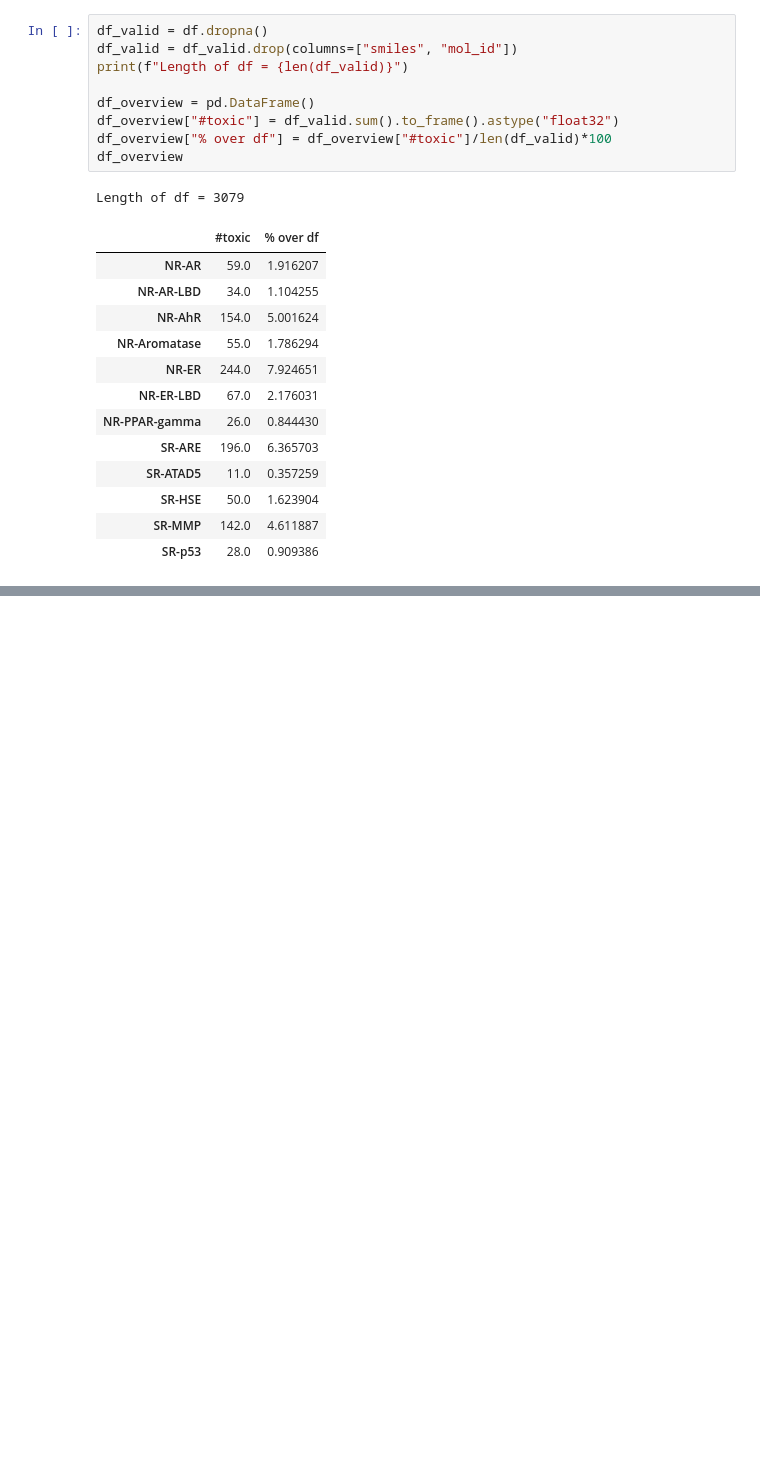
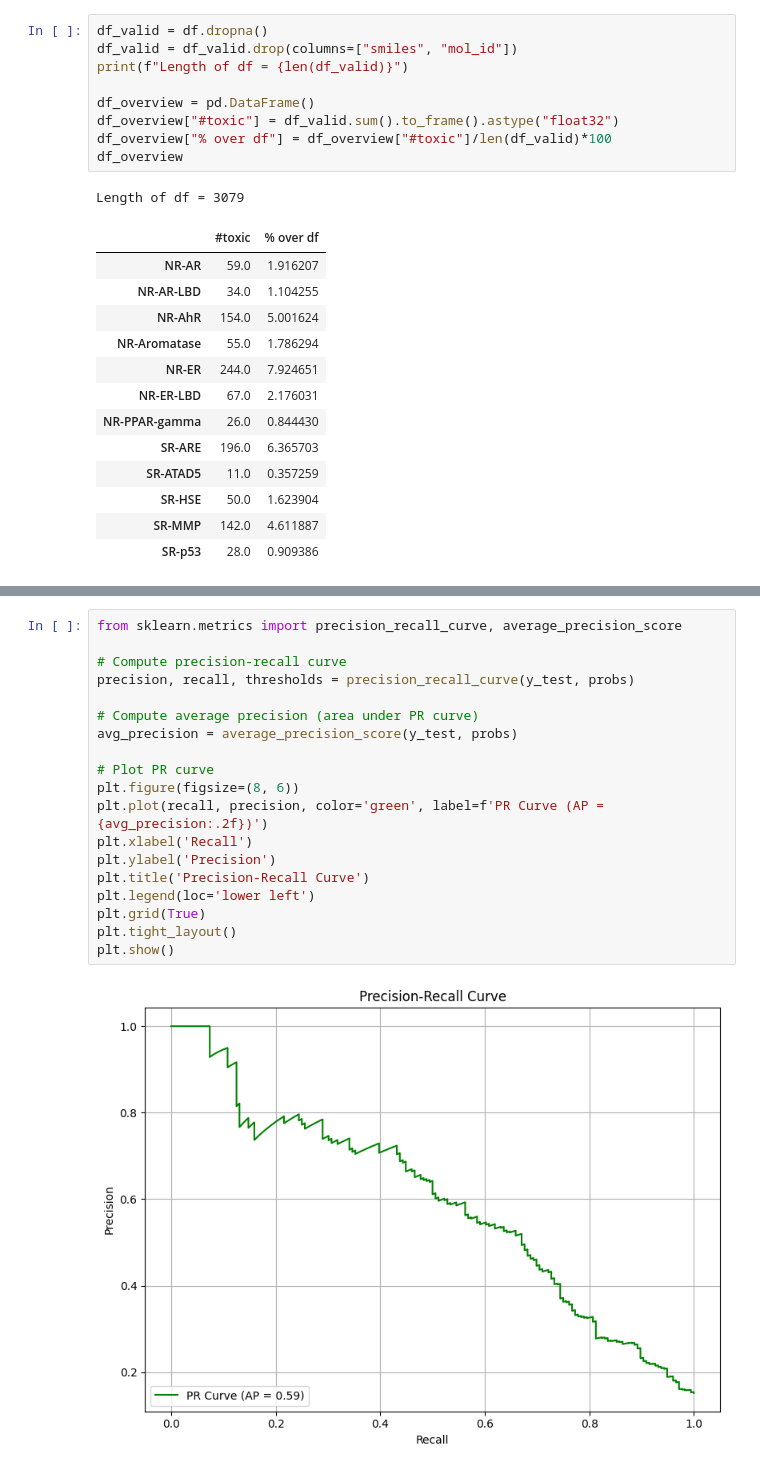
Before and after one commit to simope/toxicity, a Jupyter notebook: notebooks/tests.ipynb, the cells around one changed output, grey strips where cells are left out. Drawn from its saved outputs; the diff is of its cells as text; blank space fills up the shorter version.

```diff
--- a/notebooks/tests.ipynb
+++ b/notebooks/tests.ipynb
@@ -58,0 +171,21 @@ a
+# %%
+from sklearn.metrics import precision_recall_curve, average_precision_score
+
+# Compute precision-recall curve
+precision, recall, thresholds = precision_recall_curve(y_test, probs)
+
+# Compute average precision (area under PR curve)
+avg_precision = average_precision_score(y_test, probs)
+
+# Plot PR curve
+plt.figure(figsize=(8, 6))
+plt.plot(recall, precision, color='green', label=f'PR Curve (AP = {avg_precision:.2f})')
+plt.xlabel('Recall')
+plt.ylabel('Precision')
+plt.title('Precision-Recall Curve')
+plt.legend(loc='lower left')
+plt.grid(True)
+plt.tight_layout()
+plt.show()
+# %% [output]
+[figure, added]
```
Also changed, not shown: parts of 9 cells of this notebook, 2 other files.
